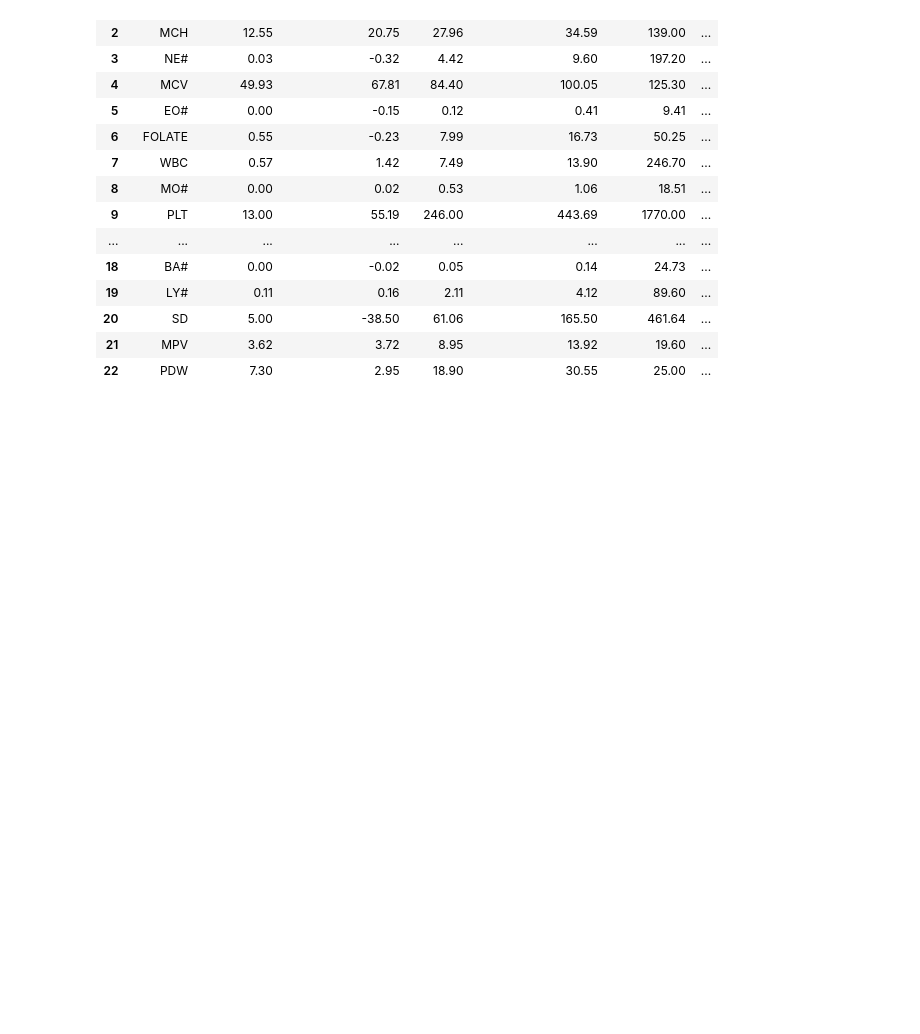
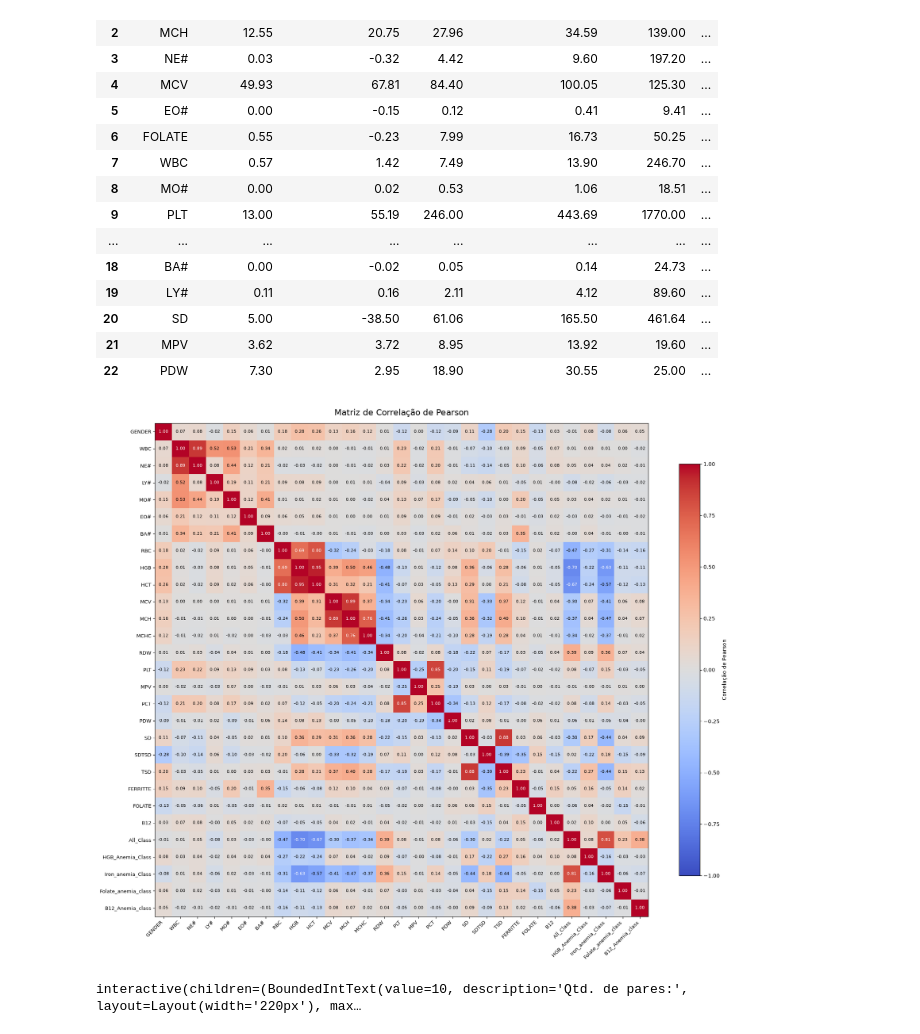
Before and after one commit to LuxLucas/anemia_ml_project, a Jupyter notebook: src/initial_analysis.ipynb, the cells around one changed output. Cells and saved outputs as stored; diff of their text form; code cells hidden in the pictures; blank space fills up the shorter version.

```diff
--- a/src/initial_analysis.ipynb
+++ b/src/initial_analysis.ipynb
@@ -268,3 +378,68 @@ HBox(children=(Dropdown(description='Exame:', options=('FERRITTE', 'B12', 'MCH',
 | 20 | SD | 5.00 | -38.50 | 61.06 | 165.50 | 461.64 | ... |
 | 21 | MPV | 3.62 | 3.72 | 8.95 | 13.92 | 19.60 | ... |
 | 22 | PDW | 7.30 | 2.95 | 18.90 | 30.55 | 25.00 | ... |
+# %%
+# Calcula apenas para colunas numéricas e garante a mesma ordem nos rótulos
+correlacoes = dataset.corr(numeric_only=True)
+colunas_corr = correlacoes.columns.tolist()
+
+# --- GRÁFICO ---
+fig, ax = plt.subplots(figsize=(18, 15))
+imagem = ax.imshow(correlacoes, vmin=-1, vmax=1, cmap="coolwarm")
+
+posicoes = np.arange(len(colunas_corr))
+ax.set_xticks(posicoes, colunas_corr, rotation=45, ha="right", fontsize=9)
+ax.set_yticks(posicoes, colunas_corr, fontsize=9)
+
+for i in posicoes:
+    for j in posicoes:
+        valor = correlacoes.iloc[i, j]
+        cor_texto = "white" if abs(valor) > 0.6 else "black"
+        ax.text(
+            j,
+            i,
+            f"{valor:.2f}",
+            ha="center",
+            va="center",
+            fontsize=8,
+            color=cor_texto,
+        )
+
+ax.set_title("Matriz de Correlação de Pearson", fontsize=16, pad=15)
+fig.colorbar(imagem, ax=ax, shrink=0.8, label="Correlação de Pearson")
+fig.tight_layout()
+plt.show()
+# %% [output]
+[figure, added]
+# %%
+# Prepara a tabela ordenada uma única vez
+correlacoes = dataset.corr(numeric_only=True)
+mascara = np.tril(np.ones(correlacoes.shape), k=-1).astype(bool)
+pares_unicos = correlacoes.where(mascara).stack().reset_index()
+pares_unicos.columns = ["Variável 1", "Variável 2", "Correlação (r)"]
+
+pares_unicos["Força Absoluta"] = pares_unicos["Correlação (r)"].abs()
+tabela_ordenada = (
+    pares_unicos.sort_values(by="Força Absoluta", ascending=False)
+    .drop(columns="Força Absoluta")
+    .reset_index(drop=True)
+)
+
+
+# Caixa numérica exata (digitação direta + setas de incremento)
+@widgets.interact(
+    qtd_pares=widgets.BoundedIntText(
+        value=10,
+        min=1,
+        max=len(tabela_ordenada),
+        step=1,
+        description="Qtd. de pares:",
+        style={"description_width": "initial"},
+        layout=widgets.Layout(width="220px"),
+    )
+)
+def exibir_pares(qtd_pares):
+    print(f"Total de pares possíveis: {len(tabela_ordenada)}")
+    display(tabela_ordenada.head(qtd_pares).round(3))
+# %% [output]
+interactive(children=(BoundedIntText(value=10, description='Qtd. de pares:', layout=Layout(width='220px'), max…
```
Also changed, not shown: parts of 11 cells of this notebook.
